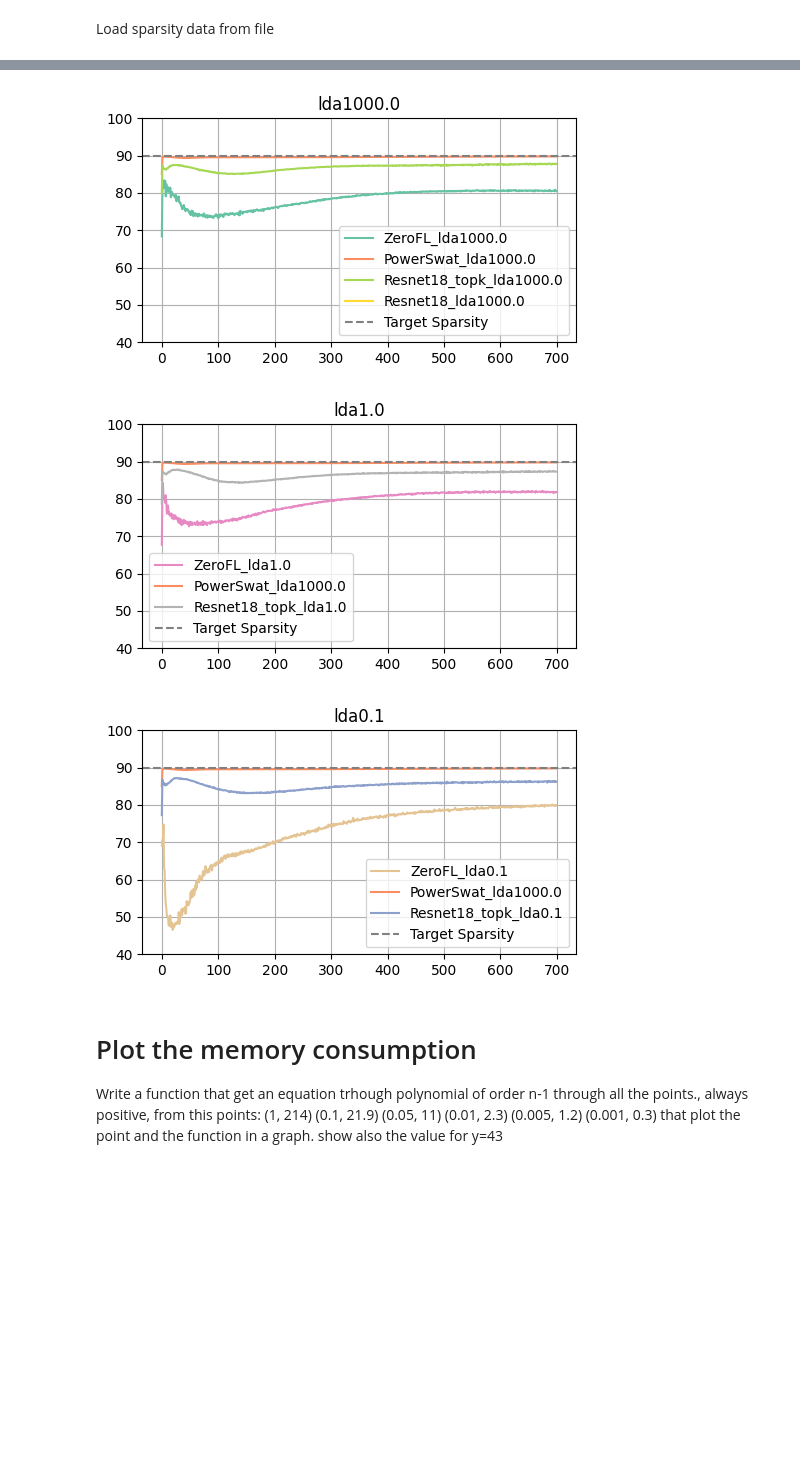
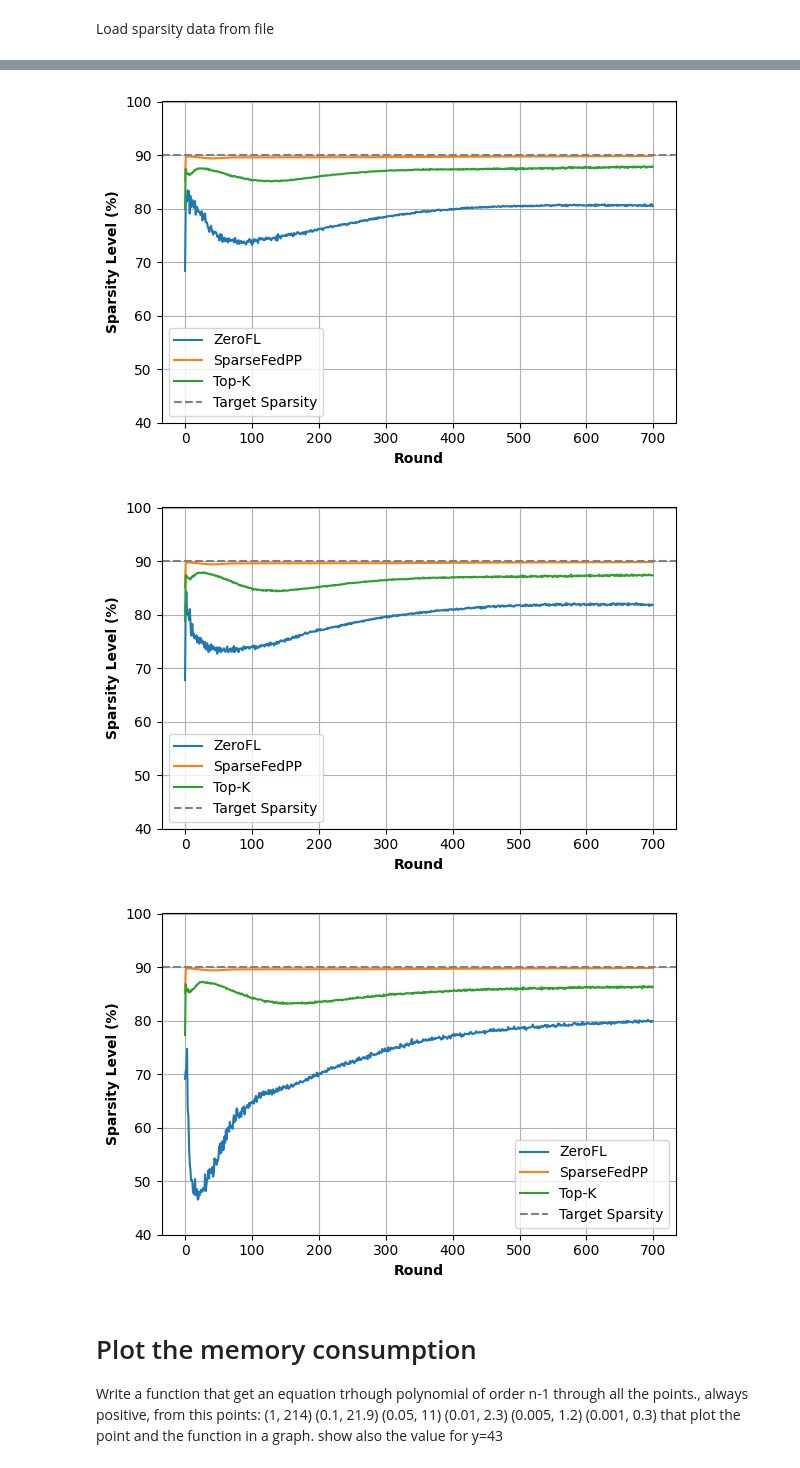
Before and after one commit to relogu/fl_powerpropagation, a Jupyter notebook: plotting/plots/plot_sparsity.ipynb, the cells around one changed output, grey strips where cells are left out. Cells and saved outputs as stored; diff of their text form; code cells hidden in the pictures; blank space fills up the shorter version.

Commit message:
plotting: - accuracy_vs_communication; - plot_sparsity; - weight_regrowth.
minor changes in:
- conf

```diff
--- a/plotting/plots/plot_sparsity.ipynb
+++ b/plotting/plots/plot_sparsity.ipynb
@@ -77,19 +123,20 @@ palette = sns.color_palette("Set2", len(data_columns.columns))
 # %%
 # Assuming data_columns is a DataFrame and palette is defined
-column_colors = dict(zip(data_columns.columns, palette))
+# column_colors = dict(zip(data_columns.columns, palette))
 avg_last_10 = {}
 threshold = {}
 threshold_round = {}
 # Create a line plot for each column using the assigned color
 plt.figure(figsize=(10, 5))
 
+# print(f"Columns: {data_columns.columns}")
 
 for column in data_columns.columns:
     if "MAX" not in column and "MIN" not in column and "lda1000.0" in column:
         plt.plot(
             data_acc[column],
             label=determitate_label(column),
-            color=column_colors[column],
+            # color=column_colors[column],
         )
 
         # Calculate the average of the last 10 values
@@ -107,9 +154,7 @@ for column in data_columns.columns:
             if data_acc[column][idx] >= threshold[determitate_label(column)]:
                 threshold_round[determitate_label(column)] = idx
                 print(f"threshold_round: {threshold_round[determitate_label(column)]}")
-                plt.plot(
-                    idx, data_acc[column][idx], marker="o", color=column_colors[column]
-                )
+                plt.plot(idx, data_acc[column][idx], marker="o")
                 break
 
 # plt.axhline(y=ZeroFL, color="grey", linestyle="--", label="Target Sparsity")
@@ -153,21 +212,24 @@ ZeroFL = 90
 
 
 # Define a color palette
-palette = sns.color_palette("Set2", len(data_columns.columns))
+# palette = sns.color_palette("Set2", len(data_columns.columns))
 
 # Create a dictionary to map each column name to a color
-column_colors = dict(zip(data_columns.columns, palette))
+# column_colors = dict(zip(data_columns.columns, palette))
 
 # Create a line plot for each column using the assigned color
 plt.figure(figsize=(6, 5))
 for column in data_columns.columns:
     if "MAX" not in column and "MIN" not in column:
         plt.plot(
-            data[column], label=determitate_label(column), color=column_colors[column]
+            data[column],
+            label=determitate_label(column),  # , color=column_colors[column]
         )
 plt.axhline(y=ZeroFL, color="grey", linestyle="--", label="Target Sparsity")
 plt.ylim(40, 100)
 plt.legend()
+plt.xlabel("Round", fontweight="bold")  # Make y-axis label bold
+plt.ylabel("Sparsity Level (%)", fontweight="bold")  # Make x-axis label bold
 plt.grid(True)
 plt.tight_layout()
 plt.show()
@@ -194,64 +256,86 @@ plt.show()
 # %%
+def truncate_string(value):
+    # function to truncate the string as soon as find '_lda'
+    return value.split("_lda")[0]
+
+
 # lda1000.0
-plt.figure(figsize=(5, 3))
+plt.figure(figsize=(6, 4))
 for column in data_columns.columns:
     if (
         "MAX" not in column
         and "MIN" not in column
+        and "s0.0" not in column
         and ("lda1000.0" in column or "swat" in column)
     ):
         plt.plot(
-            data[column], label=determitate_label(column), color=column_colors[column]
+            data[column],
+            label=truncate_string(
+                determitate_label(column)
+            ),  # , color=column_colors[column]
         )
 plt.axhline(y=ZeroFL, color="grey", linestyle="--", label="Target Sparsity")
 plt.ylim(40, 100)
-plt.title("lda1000.0")
+# plt.title("lda0.1")
 plt.legend()
+plt.xlabel("Round", fontweight="bold")  # Make y-axis label bold
+plt.ylabel("Sparsity Level (%)", fontweight="bold")  # Make x-axis label bold
 plt.grid(True)
 plt.tight_layout()
 plt.show()
 
 # lda1.0
-plt.figure(figsize=(5, 3))
+plt.figure(figsize=(6, 4))
 for column in data_columns.columns:
     if (
         "MAX" not in column
         and "MIN" not in column
         and ("lda1.0" in column or "swat" in column)
     ):
         plt.plot(
-            data[column], label=determitate_label(column), color=column_colors[column]
+            data[column],
+            label=truncate_string(
+                determitate_label(column)
+            ),  # , color=column_colors[column]
         )
 plt.axhline(y=ZeroFL, color="grey", linestyle="--", label="Target Sparsity")
 plt.ylim(40, 100)
-plt.title("lda1.0")
+# plt.title("lda0.1")
 plt.legend()
+plt.xlabel("Round", fontweight="bold")  # Make y-axis label bold
+plt.ylabel("Sparsity Level (%)", fontweight="bold")  # Make x-axis label bold
 plt.grid(True)
 plt.tight_layout()
 plt.show()
 
+
 # lda0.1
-plt.figure(figsize=(5, 3))
+plt.figure(figsize=(6, 4))
 for column in data_columns.columns:
     if (
         "MAX" not in column
         and "MIN" not in column
         and ("lda0.1" in column or "swat" in column)
     ):
         plt.plot(
-            data[column], label=determitate_label(column), color=column_colors[column]
+            data[column],
+            label=truncate_string(
+                determitate_label(column)
+            ),  # , color=column_colors[column]
         )
 plt.axhline(y=ZeroFL, color="grey", linestyle="--", label="Target Sparsity")
 plt.ylim(40, 100)
-plt.title("lda0.1")
+# plt.title("lda0.1")
 plt.legend()
+plt.xlabel("Round", fontweight="bold")  # Make y-axis label bold
+plt.ylabel("Sparsity Level (%)", fontweight="bold")  # Make x-axis label bold
 plt.grid(True)
 plt.tight_layout()
 plt.show()
 # %% [output]
-[figure, old version]
+[figure, new version]
-[figure, old version]
+[figure, new version]
-[figure, old version]
+[figure, new version]
 # %% [markdown]
 # Plot the memory consumption
 Write a function that get an equation trhough polynomial of order n-1 through all the points., always positive, from this points:
```
Also changed, not shown: parts of 7 cells of this notebook, 23 other files.
